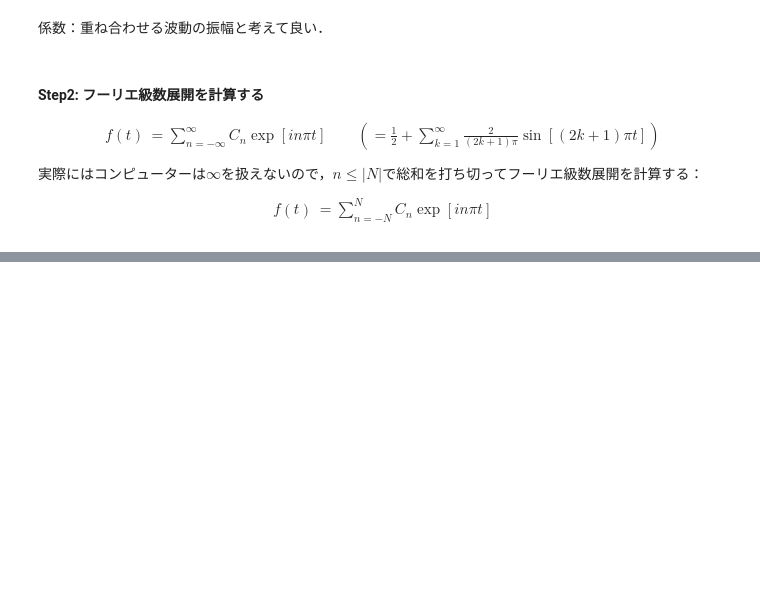
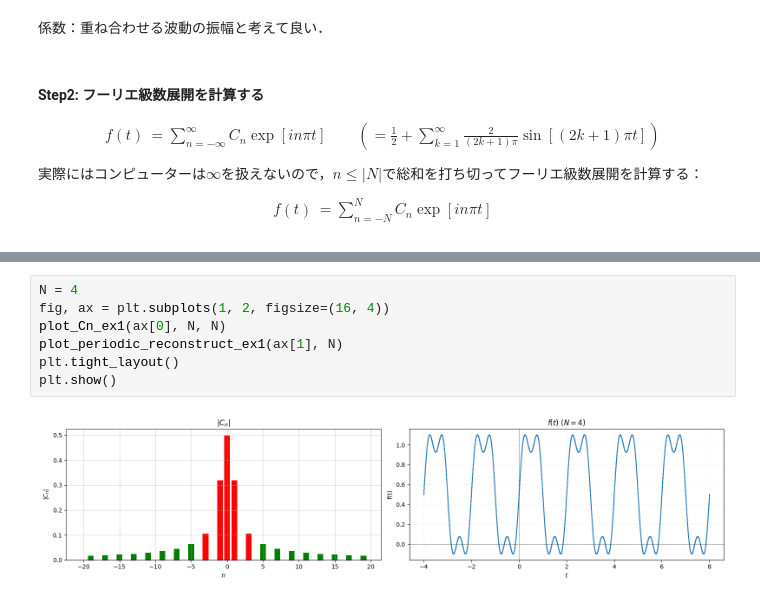
Before and after one commit to asaka333/fourier-analysis, a Jupyter notebook: fourer_series_1.ipynb, the cells around one changed output, grey strips where cells are left out. Drawn from its saved outputs; the diff is of its cells as text; blank space fills up the shorter version.

```diff
--- a/fourer_series_1.ipynb
+++ b/fourer_series_1.ipynb
@@ -81,6 +81,15 @@ plt.tight_layout()
 plt.show()
 # %% [output]
 [figure]
+# %%
+N = 4
+fig, ax = plt.subplots(1, 2, figsize=(16, 4))
+plot_Cn_ex1(ax[0], N, N)
+plot_periodic_reconstruct_ex1(ax[1], N)
+plt.tight_layout()
+plt.show()
+# %% [output]
+[figure, added]
 # %%
 N = 10
 fig, ax = plt.subplots(1, 2, figsize=(16, 4))
```
Also changed, not shown: parts of 8 cells of this notebook, 3 other files.
